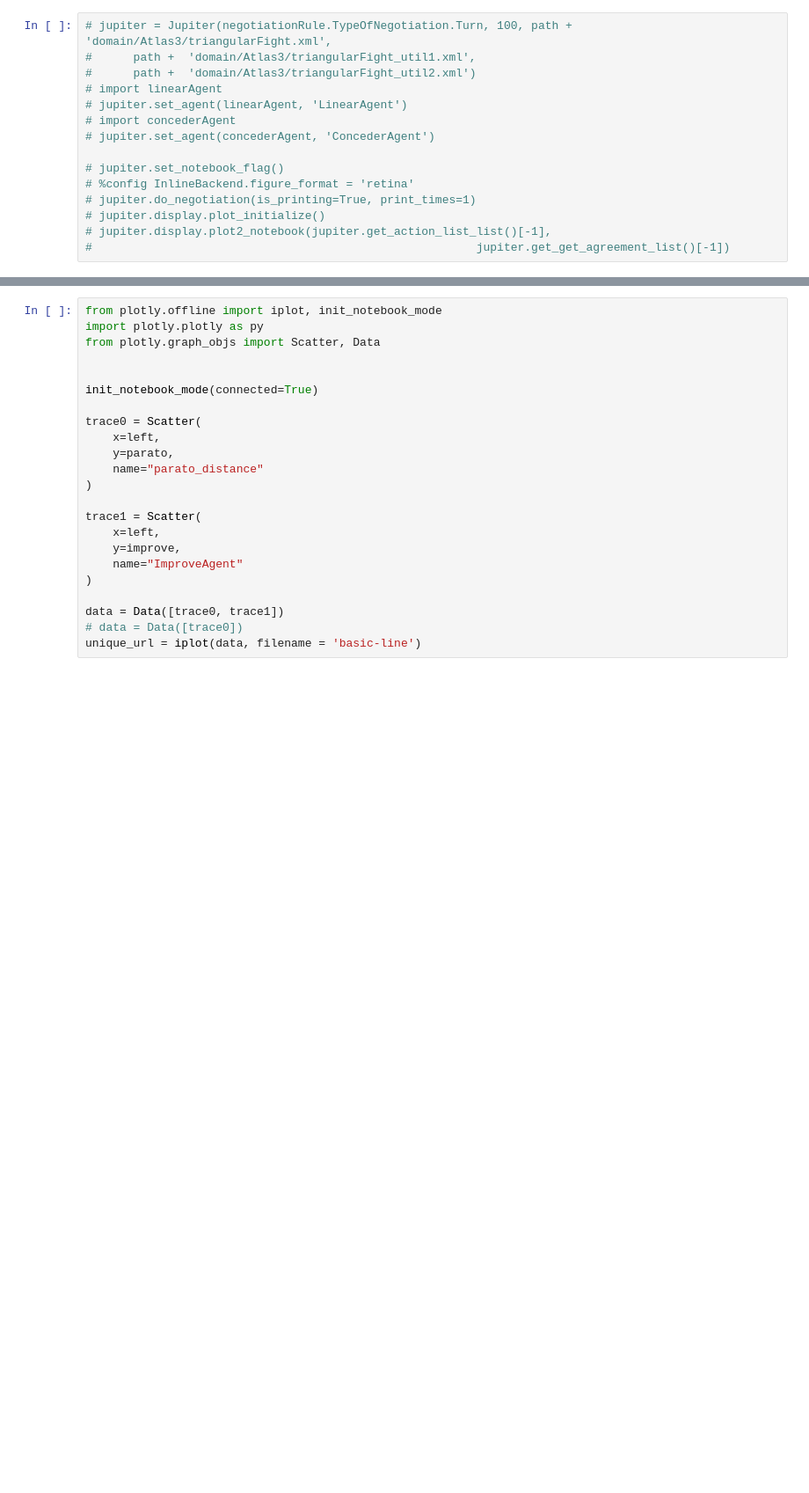
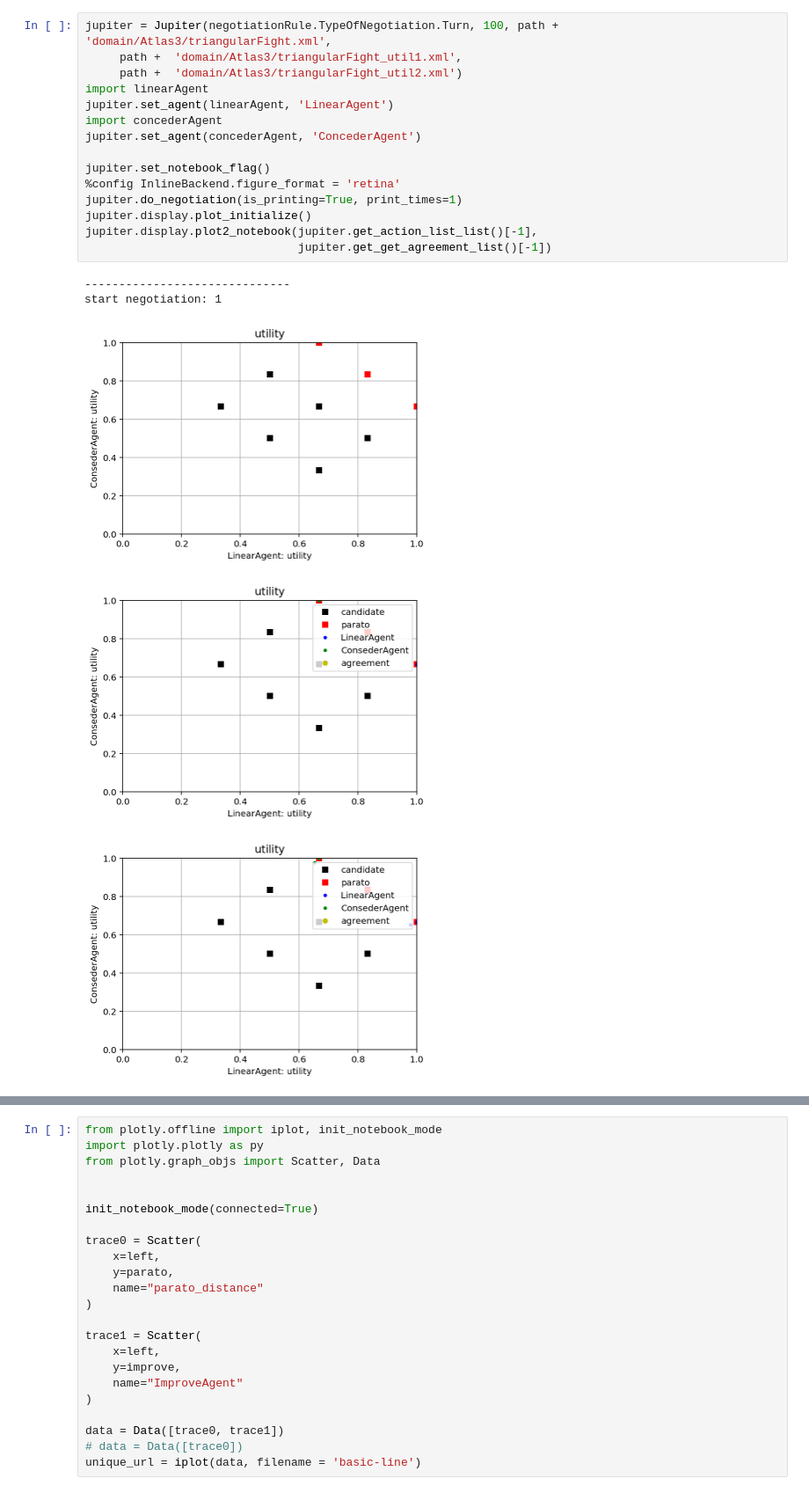
Before and after one commit to TomoyaFukui/Jupiter, a Jupyter notebook: notebooks/quick_start.ipynb, the cells around one changed output, grey strips where cells are left out. Shown at 88% size. Cells and saved outputs as stored; diff of their text form; blank space fills up the shorter version.

```diff
--- a/notebooks/quick_start.ipynb
+++ b/notebooks/quick_start.ipynb
@@ -37,15 +46,21 @@ ConsederAgent : 0.5096148495017334
 # %%
-# jupiter = Jupiter(negotiationRule.TypeOfNegotiation.Turn, 100, path + 'domain/Atlas3/triangularFight.xml',
-#      path +  'domain/Atlas3/triangularFight_util1.xml',
-#      path +  'domain/Atlas3/triangularFight_util2.xml')
-# import linearAgent
-# jupiter.set_agent(linearAgent, 'LinearAgent')
-# import concederAgent
-# jupiter.set_agent(concederAgent, 'ConcederAgent')
+jupiter = Jupiter(negotiationRule.TypeOfNegotiation.Turn, 100, path + 'domain/Atlas3/triangularFight.xml',
+     path +  'domain/Atlas3/triangularFight_util1.xml',
+     path +  'domain/Atlas3/triangularFight_util2.xml')
+import linearAgent
+jupiter.set_agent(linearAgent, 'LinearAgent')
+import concederAgent
+jupiter.set_agent(concederAgent, 'ConcederAgent')
 
-# jupiter.set_notebook_flag()
-# %config InlineBackend.figure_format = 'retina'
-# jupiter.do_negotiation(is_printing=True, print_times=1)
-# jupiter.display.plot_initialize()
-# jupiter.display.plot2_notebook(jupiter.get_action_list_list()[-1],
-#                                                        jupiter.get_get_agreement_list()[-1])
+jupiter.set_notebook_flag()
+%config InlineBackend.figure_format = 'retina'
+jupiter.do_negotiation(is_printing=True, print_times=1)
+jupiter.display.plot_initialize()
+jupiter.display.plot2_notebook(jupiter.get_action_list_list()[-1],
+                               jupiter.get_get_agreement_list()[-1])
+# %% [output]
+------------------------------
+start negotiation: 1
+[figure, added]
+[figure, added]
+[figure, added]
```
Also changed, not shown: parts of 24 cells of this notebook, 4 other files.
